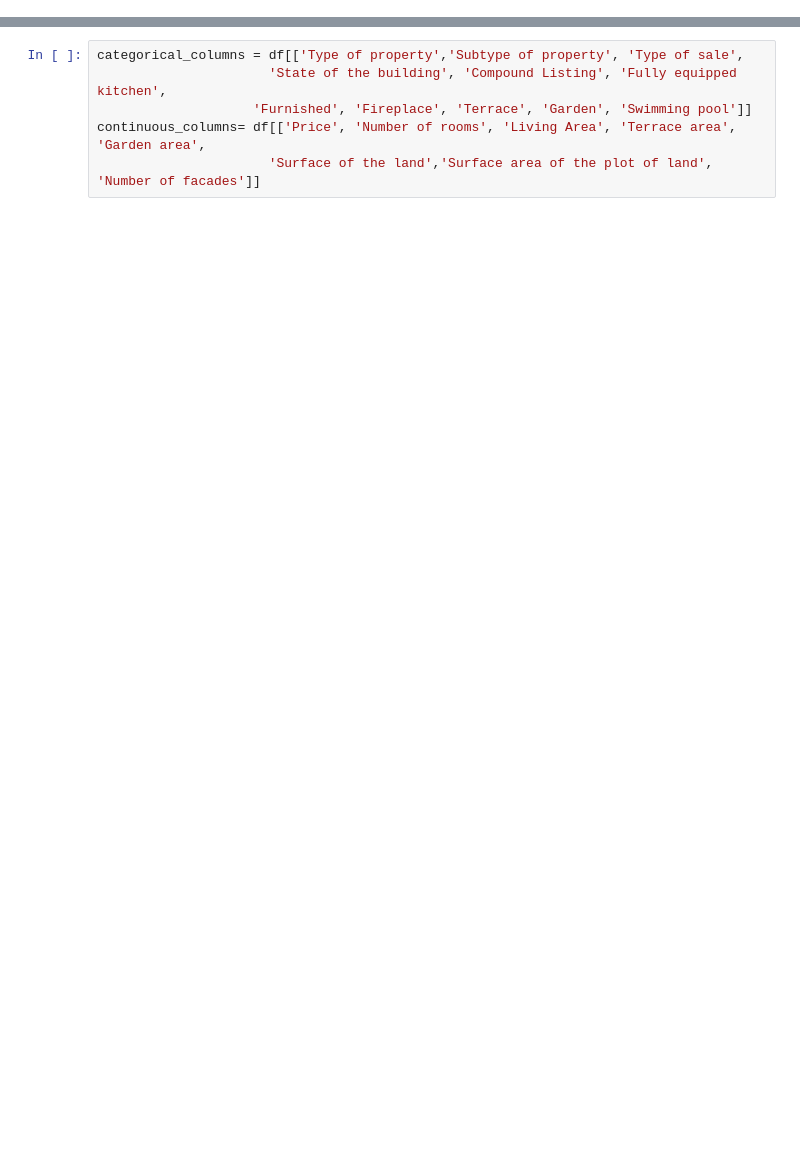
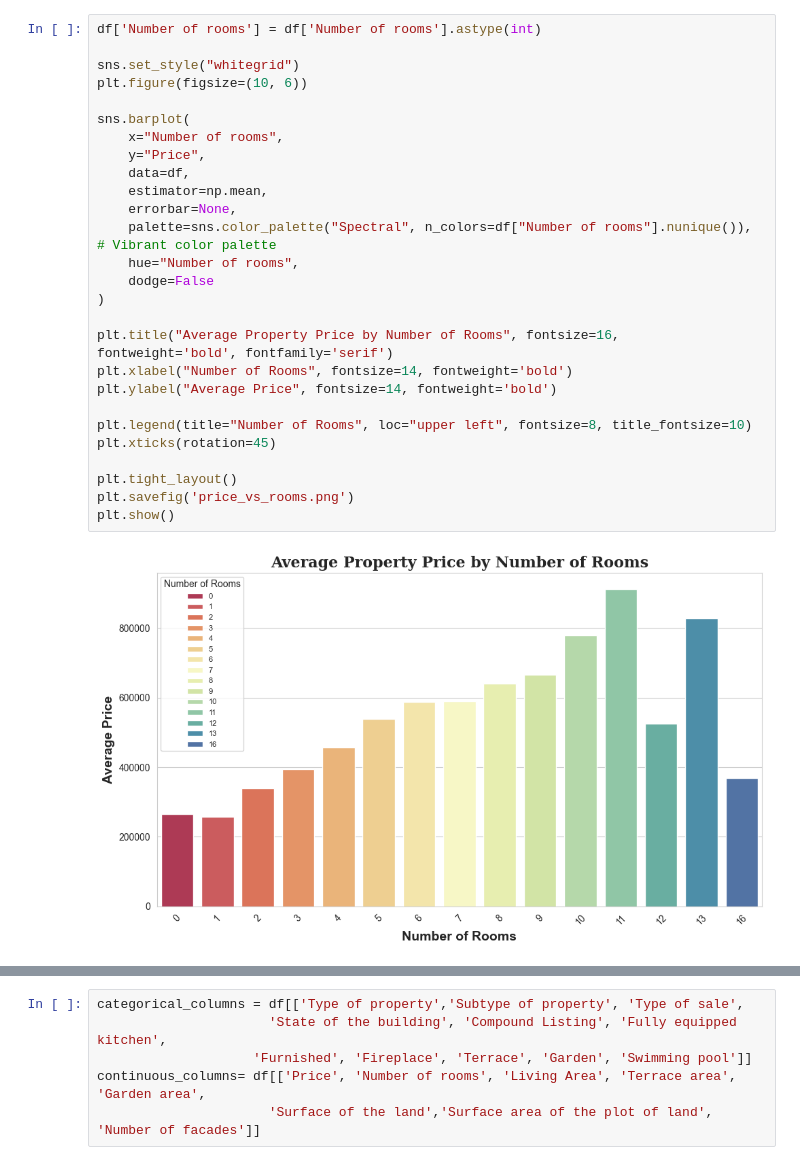
Before and after one commit to kvnpotter/ImmoData-EDA, a Jupyter notebook: correlation.ipynb, the cells around one changed output, grey strips where cells are left out. Cells and saved outputs as stored; diff of their text form; blank space fills up the shorter version.

```diff
--- a/correlation.ipynb
+++ b/correlation.ipynb
@@ -29,0 +63,29 @@ memory usage: 1.8+ MB
+# %%
+df['Number of rooms'] = df['Number of rooms'].astype(int)
+
+sns.set_style("whitegrid")
+plt.figure(figsize=(10, 6))
+
+sns.barplot(
+    x="Number of rooms",
+    y="Price",
+    data=df,
+    estimator=np.mean,
+    errorbar=None,
+    palette=sns.color_palette("Spectral", n_colors=df["Number of rooms"].nunique()),  # Vibrant color palette
+    hue="Number of rooms",
+    dodge=False
+)
+
+plt.title("Average Property Price by Number of Rooms", fontsize=16, fontweight='bold', fontfamily='serif')
+plt.xlabel("Number of Rooms", fontsize=14, fontweight='bold')
+plt.ylabel("Average Price", fontsize=14, fontweight='bold')
+
+plt.legend(title="Number of Rooms", loc="upper left", fontsize=8, title_fontsize=10)
+plt.xticks(rotation=45)
+
+plt.tight_layout()
+plt.savefig('price_vs_rooms.png')
+plt.show()
+# %% [output]
+[figure, added]
```
Also changed, not shown: parts of 12 cells of this notebook, 5 other files.
